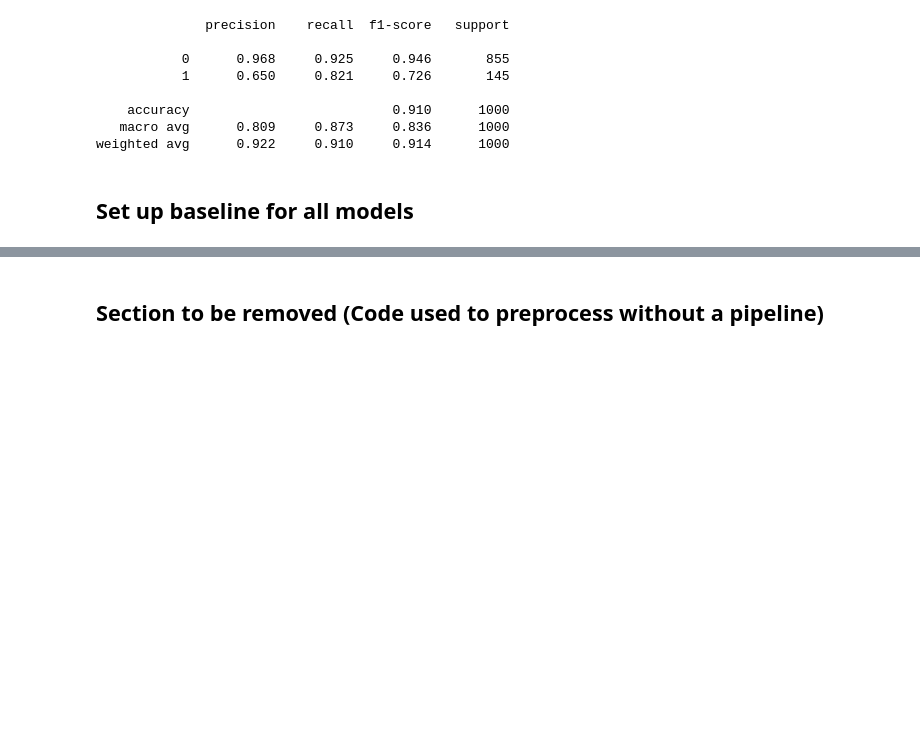
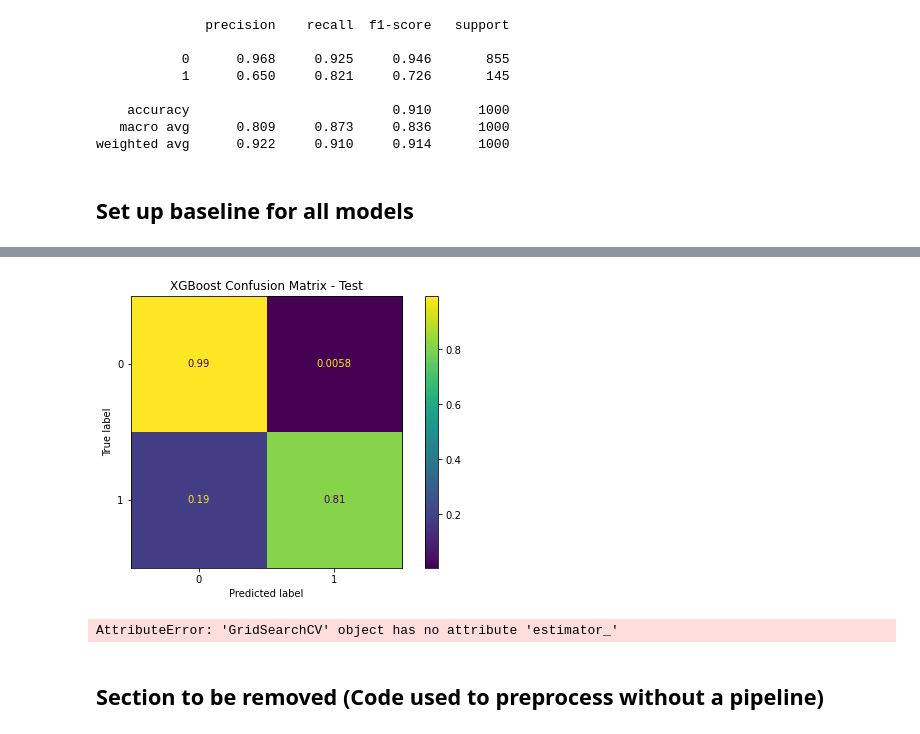
Before and after one commit to db495/Customer_churn_classification_project, a Jupyter notebook: telco_churn_model.ipynb, the cells around one changed output, grey strips where cells are left out. Saved outputs shown, nothing was run; the diff lists cells and outputs as text; code cells hidden in the pictures; blank space fills up the shorter version.

Commit message:
adding in first attempt at feature importance and gridsearch tuning

```diff
--- a/telco_churn_model.ipynb
+++ b/telco_churn_model.ipynb
@@ -296,3 +420,26 @@ weighted avg      0.969     0.969     0.968      1000
+# %%
+fig, ax = plt.subplots(figsize=(8,5))
+
+plot_confusion_matrix(fitted_tuned_xgb, X_test, y_test, ax=ax, normalize='true')
+ax.set_title("XGBoost Confusion Matrix - Test");
+# %% [output]
+[figure, added]
+# %%
+# Identifying which features have the highest level of importance
+
+fitted_tuned_xgb.estimator_.steps[4][1].feature_importances_
+
+imp_features = pd.DataFrame(pd.Series(tuned_xgboost_model.estimator.steps[1][1].feature_importances_, index=X_train.columns).sort_values(ascending=False))
+imp_features = imp_features.head(10)
+imp_features['index'] = imp_features.index
+imp_features.head()
+
+ax = sns.barplot(x=imp_features[0], y=imp_features['index'], data=imp_features)
+ax.set_xlabel('Importance')
+ax.set_ylabel('Feature')
+ax.set_title('Importance per Feature');
+# %% [output]
+AttributeError: 'GridSearchCV' object has no attribute 'estimator_'
 # %% [markdown]
 ## Section to be removed (Code used to preprocess without a pipeline)
 # %%
```
Also changed, not shown: parts of 28 cells of this notebook.
